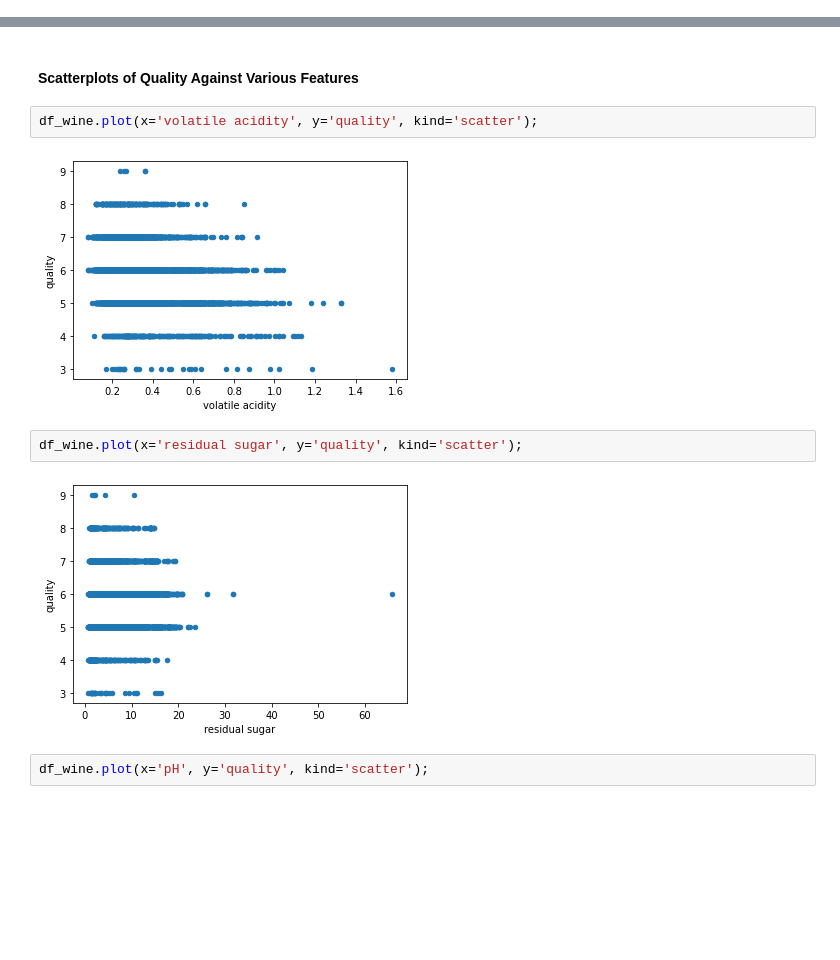
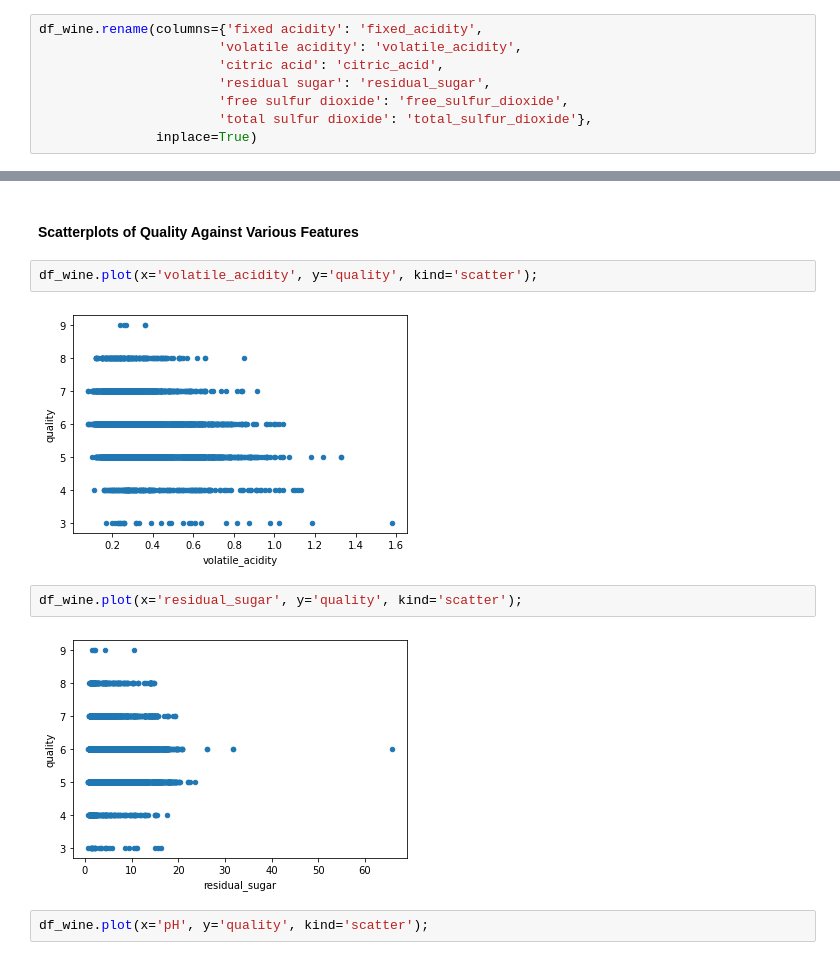
Before and after one commit to viniciuscavalcante1/udacity-data-analyst-nanodegree, a Jupyter notebook: 02-introduction-to-data-analysis/03-the-data-analysis-process-case-study-1/notebook.ipynb, the cells around one changed output, grey strips where cells are left out. Cells and saved outputs as stored; diff of their text form; blank space fills up the shorter version.

```diff
--- a/02-introduction-to-data-analysis/03-the-data-analysis-process-case-study-1/notebook.ipynb
+++ b/02-introduction-to-data-analysis/03-the-data-analysis-process-case-study-1/notebook.ipynb
@@ -132,6 +132,14 @@ df_white['color'] = color_white
 # %%
 df_red = df_red.rename(columns={'total_sulfur-dioxide': 'total_sulfur_dioxide'})
 df_wine = df_red.append(df_white, ignore_index=True, sort=False)
+# %%
+df_wine.rename(columns={'fixed acidity': 'fixed_acidity',
+                       'volatile acidity': 'volatile_acidity',
+                       'citric acid': 'citric_acid',
+                       'residual sugar': 'residual_sugar',
+                       'free sulfur dioxide': 'free_sulfur_dioxide',
+                       'total sulfur dioxide': 'total_sulfur_dioxide'},
+               inplace=True)
 # %%
 df_wine.head()
 # %% [output]
@@ -177,13 +183,13 @@ df_wine[['alcohol']].hist();
 # %% [markdown]
 #### Scatterplots of Quality Against Various Features
 # %%
-df_wine.plot(x='volatile acidity', y='quality', kind='scatter');
+df_wine.plot(x='volatile_acidity', y='quality', kind='scatter');
 # %% [output]
-[figure, old version]
+[figure, new version]
 # %%
-df_wine.plot(x='residual sugar', y='quality', kind='scatter');
+df_wine.plot(x='residual_sugar', y='quality', kind='scatter');
 # %% [output]
-[figure, old version]
+[figure, new version]
 # %%
 df_wine.plot(x='pH', y='quality', kind='scatter');
 # %% [output]
```
Also changed, not shown: parts of 17 cells of this notebook.
